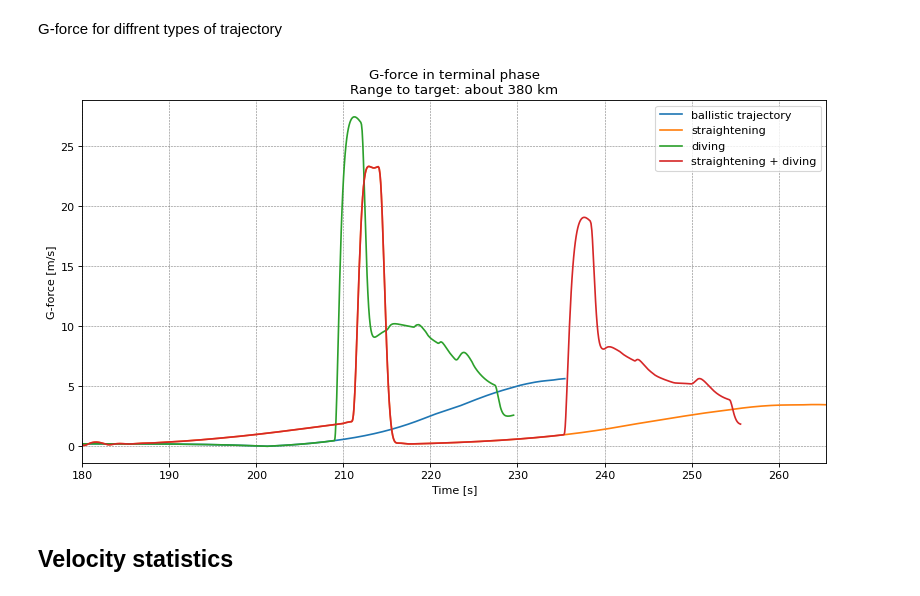
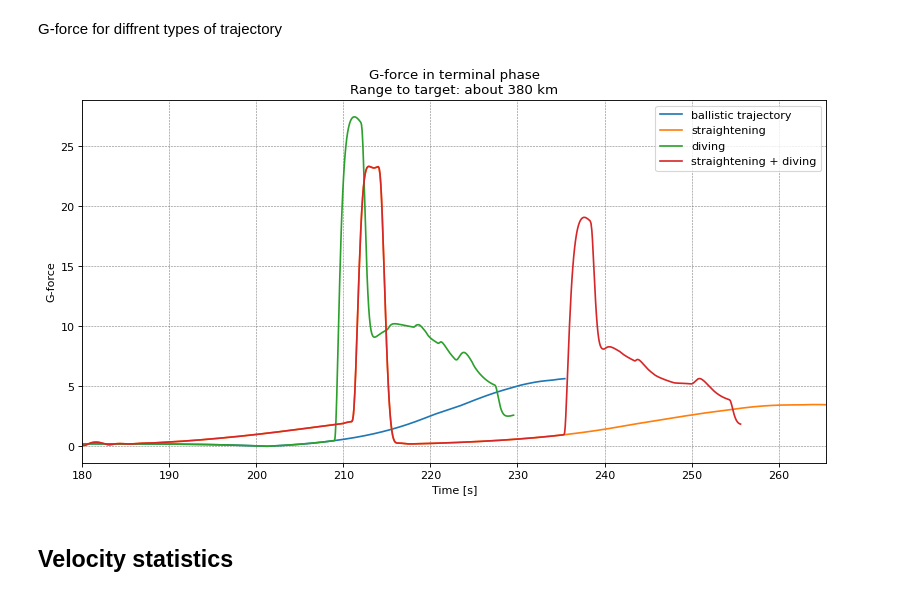
Before and after one commit to rafal9820/9M723-Iskander-missile-trajectory, a Jupyter notebook: python_analysis/iskander_trajectory_analysis.ipynb, the cells around one changed output. Cells and saved outputs as stored; diff of their text form; code cells hidden in the pictures.

```diff
--- a/python_analysis/iskander_trajectory_analysis.ipynb
+++ b/python_analysis/iskander_trajectory_analysis.ipynb
@@ -471,27 +471,27 @@ G-force for diffrent types of trajectory
 # %%
 # figure size
 plt.figure(figsize=(12,6), dpi=80)
 
 # plotting
 fig = plt.plot(B_20.t, B_20.n, P_B_20.t, P_B_20.n, N_20.t, N_20.n, P_20.t, P_20.n)
 
 # axis description and grid settings
 ax = plt.gca()
 ax.grid(color='grey', linestyle='--', linewidth=0.5)
-plt.ylabel('G-force [m/s]')
+plt.ylabel('G-force')
 plt.xlabel('Time [s]')
 
 # axis settings
 plt.xlim(180, max(P_B_20.t))
 
 #  legend description and figure title
 plt.legend([ 'ballistic trajectory', 'straightening', 'diving',  'straightening + diving'])
 plt.title('G-force in terminal phase\nRange to target: about 380 km')
 
 # show figure
 plt.show()
 # %% [output]
-[figure, old version]
+[figure, new version]
 # %% [markdown]
 ## Velocity statistics
 # %%
```
Also changed, not shown: parts of 2 cells of this notebook.
